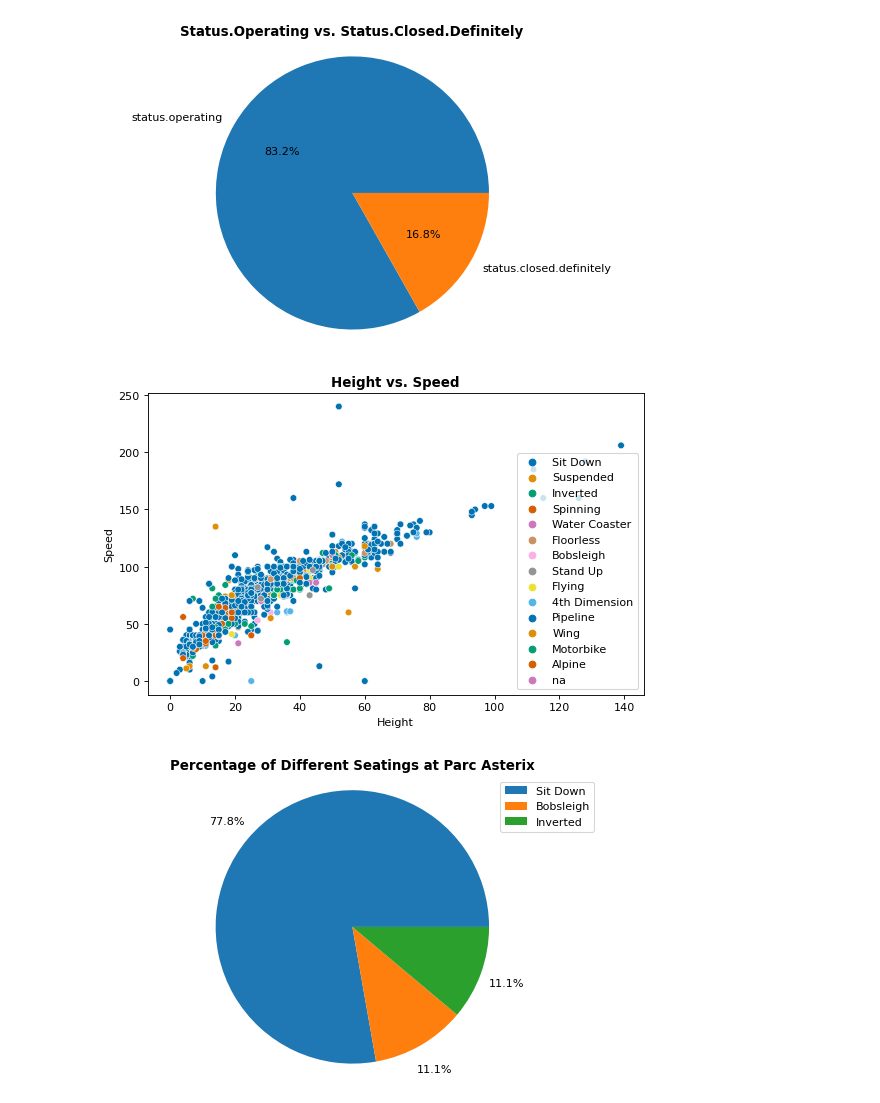
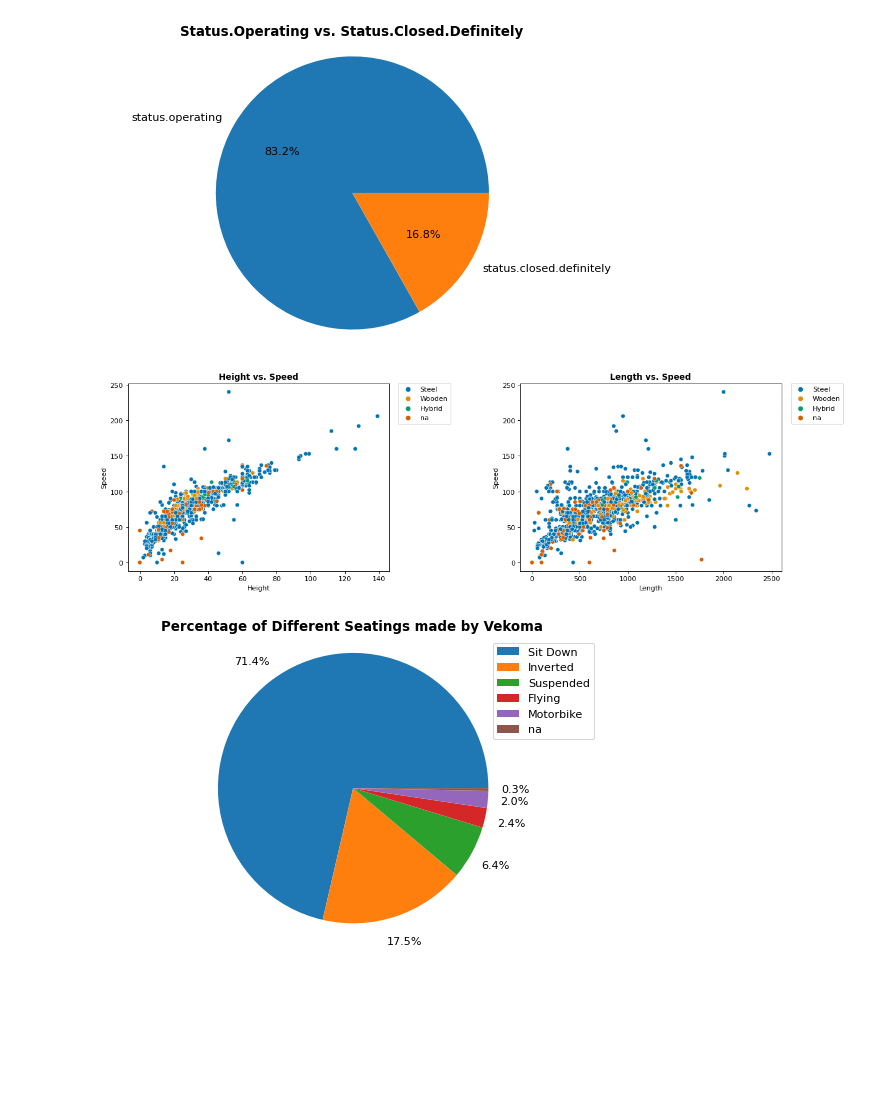
Before and after one commit to breyenguyen/datascienceportfolio, a Jupyter notebook: Roller Coaster (with Matplotlib).ipynb, the cells around one changed output. Saved outputs shown, nothing was run; the diff lists cells and outputs as text; code cells hidden in the pictures; blank space fills up the shorter version.

```diff
--- a/Roller Coaster (with Matplotlib).ipynb
+++ b/Roller Coaster (with Matplotlib).ipynb
@@ -116,21 +122,27 @@ plot_pie(rc_data, 'status.operating', 'status.closed.definitely')
 # %%
 ## Function 7: Plot a scatter plot of two numeric columns
 def plot_scatter(dataset, column_1, column_2, column_3):
     if column_1 == 'height':
         plot_data = dataset[dataset[column_1] <= 150]
     else:
         plot_data = dataset[dataset[column_1] <= 2500]
     sns.scatterplot(data=plot_data, x=column_1, y=column_2, hue=column_3, palette='colorblind')
     plt.title(f'{column_1.title()} vs. {column_2.title()}', weight='bold')
     plt.xlabel(column_1.title())
     plt.ylabel(column_2.title())
-    plt.legend()
 
-## Test function
-fig, ax = plt.subplots(ncols=1, nrows=1, figsize=(8,5), dpi=80)
-plot_scatter(rc_data, 'height', 'speed', 'seating_type')
+## Scatter plots
+plt.figure(figsize=(17,5), dpi=80)
+plt.subplots_adjust(wspace=0.5)
+plt.subplot(1,2,1)
+plot_scatter(rc_data, 'height', 'speed', 'material_type')
+plt.legend(bbox_to_anchor=(1.02, 1.02))
+plt.subplot(1,2,2)
+plot_scatter(rc_data, 'length', 'speed', 'material_type')
+plt.legend(bbox_to_anchor=(1.25, 1.02))
+plt.show()
 # %% [output]
-[figure, old version]
+[figure, new version]
 # %%
 ## Function 8: Plot a pie chart that show proporpotion of specialties
 def plot_spec(dataset, prop_col, manufacturer='', park=''):
@@ -148,6 +160,6 @@ def plot_spec(dataset, prop_col, manufacturer='', park=''):
 
 ## Test function
 fig, ax = plt.subplots(ncols=1, nrows=1, figsize=(8,5), dpi=80)
-plot_spec(rc_data, 'seating_type', park='Parc Asterix')
+plot_spec(rc_data, 'seating_type', manufacturer='Vekoma')
 # %% [output]
-[figure, old version]
+[figure, new version]
```
Also changed, not shown: parts of 2 cells of this notebook.
